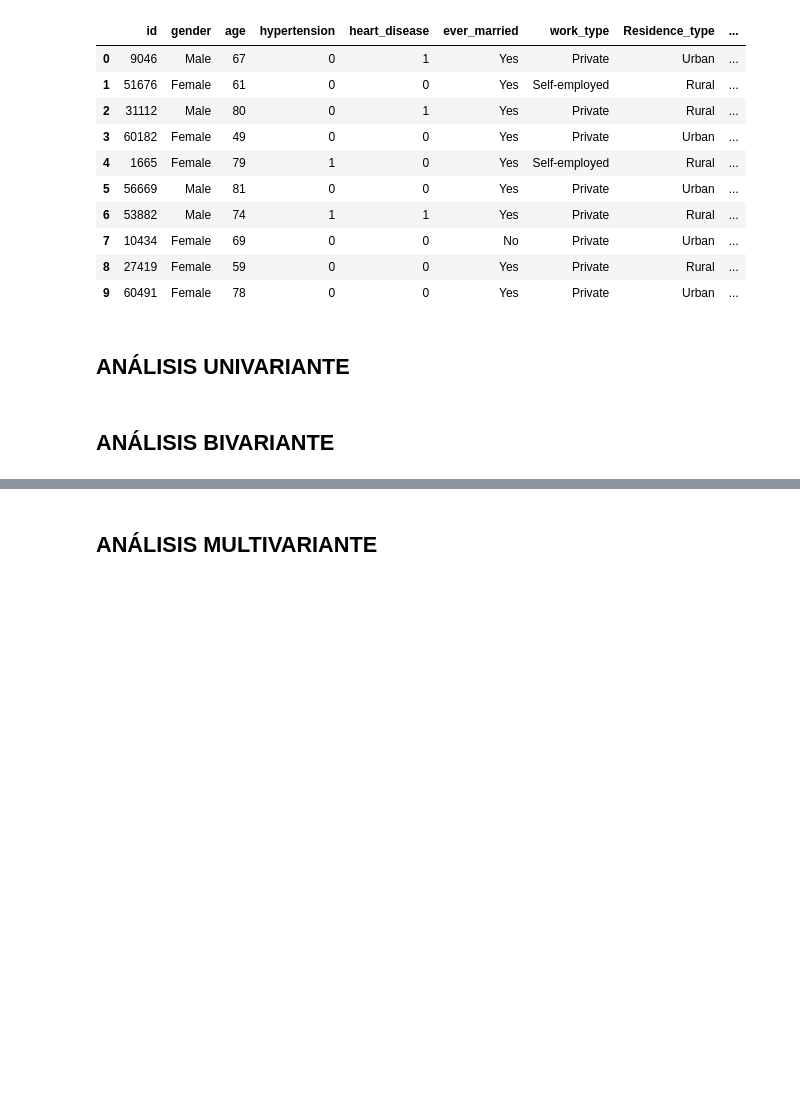
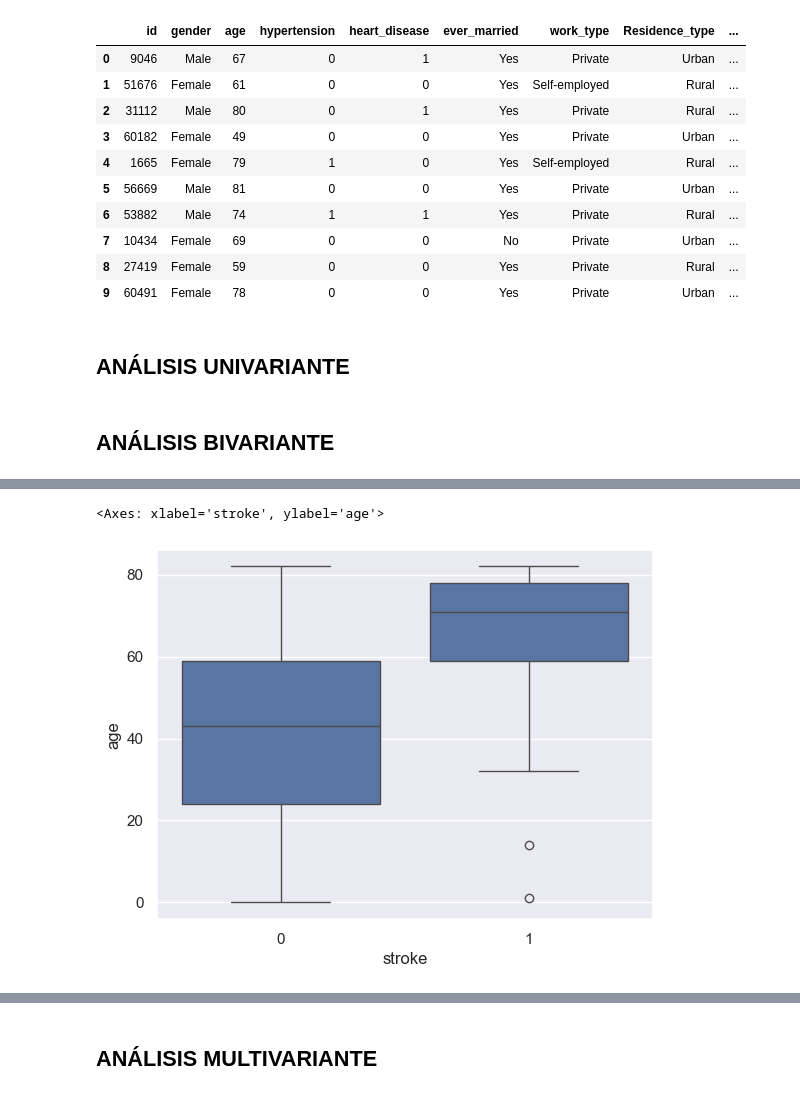
Before and after one commit to eleacos/EDA_Stroke_Prediction, a Jupyter notebook: src/notebooks/notebook-eda-inicial.ipynb, the cells around one changed output, grey strips where cells are left out. Drawn from its saved outputs; the diff is of its cells as text; code cells hidden in the pictures; blank space fills up the shorter version.

```diff
--- a/src/notebooks/notebook-eda-inicial.ipynb
+++ b/src/notebooks/notebook-eda-inicial.ipynb
@@ -328,3 +328,10 @@ df_stroke.head(10)
 ## ANÁLISIS UNIVARIANTE ##
 # %% [markdown]
 ## ANÁLISIS BIVARIANTE ##
+# %%
+import matplotlib.pyplot as plt
+import numpy as np
+import pandas as pd
+import seaborn as sns
+sns.set(color_codes=True)
+pd.options.mode.copy_on_write = True
@@ -330,0 +346,6 @@ df_stroke.head(10)
+# %%
+# boxplot
+sns.boxplot(x='stroke', y='age', data= df_stroke)
+# %% [output]
+<Axes: xlabel='stroke', ylabel='age'>
+[figure, added]
```
Also changed, not shown: parts of 14 cells of this notebook.
